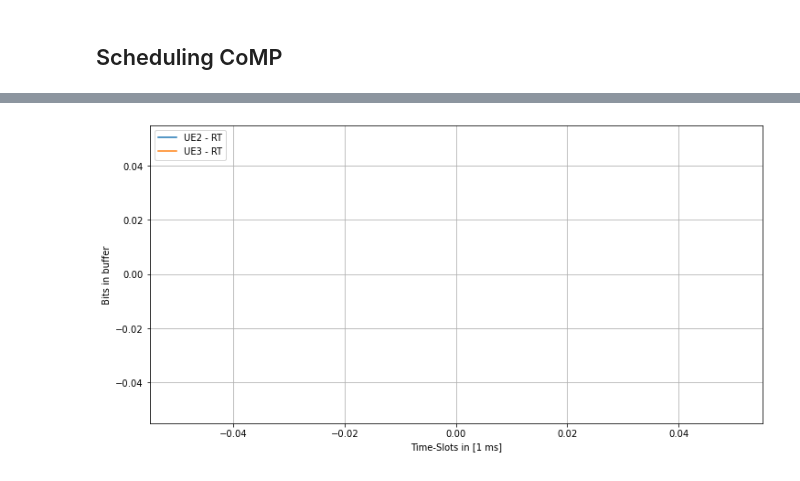
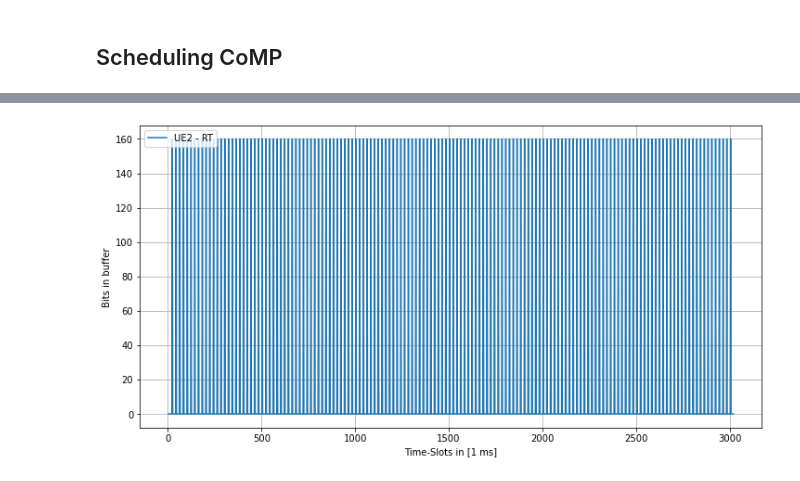
Before and after one commit to CarolineZoll/EDS, a Jupyter notebook: Event Driven Sim-CoMP-ONLYRT.ipynb, the cells around one changed output, grey strips where cells are left out. Drawn from its saved outputs; the diff is of its cells as text; code cells hidden in the pictures.

```diff
--- a/Event Driven Sim-CoMP-ONLYRT.ipynb
+++ b/Event Driven Sim-CoMP-ONLYRT.ipynb
@@ -108,15 +148,15 @@ empty queue
 # %%
 
 plt.figure(figsize=(12,6))
-#plt.plot(list(ue_list[stream].mon.keys())[1000:3000],list(ue_list[stream].mon.values())[1000:3000],label='UE1 - streamer')
-plt.plot(list(ue_all[0].mon.keys())[1000:3000],list(ue_all[0].mon.values())[1000:3000],label='UE2 - RT')
-plt.plot(list(ue_all[45].mon.keys())[1000:3000],list(ue_all[45].mon.values())[1000:3000],label='UE3 - RT')
+#plt.plot(list(ue_all[20].mon.keys())[1000:3000],list(ue_all[20].mon.values())[1000:3000],label='UE1 - RT')
+plt.plot(list(ue_all[9].mon.keys()),list(ue_all[9].mon.values()),label='UE2 - RT')
+#plt.plot(list(ue_all[45].mon.keys())[1000:3000],list(ue_all[45].mon.values())[1000:3000],label='UE3 - RT')
 #plt.plot(list(ue_list[120].mon.keys())[1000:3000],list(ue_list[120].mon.values())[1000:3000],label='UE4')
 plt.xlabel('Time-Slots in [1 ms]')
 plt.ylabel('Bits in buffer')
 plt.legend(loc="upper left")
 plt.grid()
 #plt.axvline(x = 13, color = 'b', label = 'axvline - full height')
 #plt.axvline(x = 27, color = 'b', label = 'axvline - full height')
 # %% [output]
-[figure, old version]
+[figure, new version]
```
Also changed, not shown: parts of 19 cells of this notebook, 2 other files.
